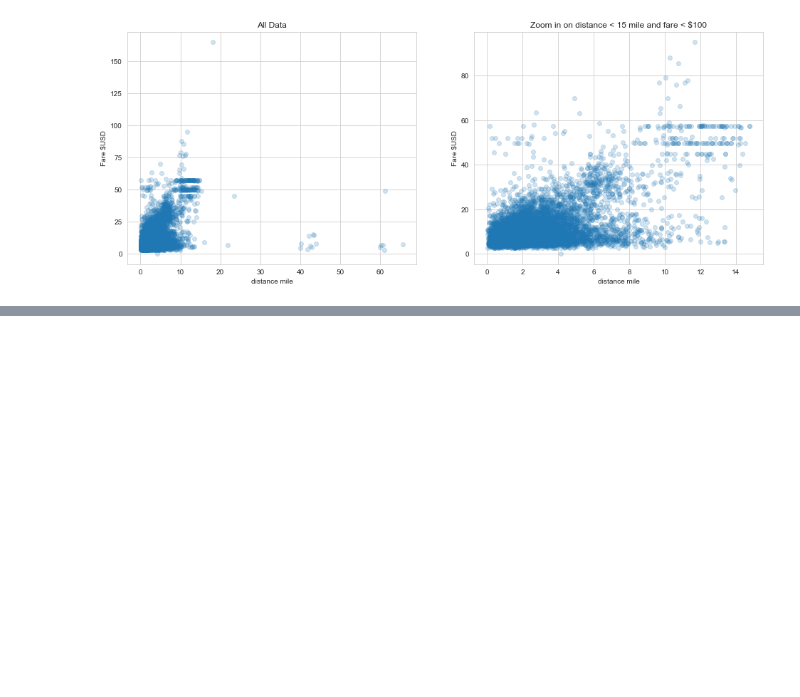
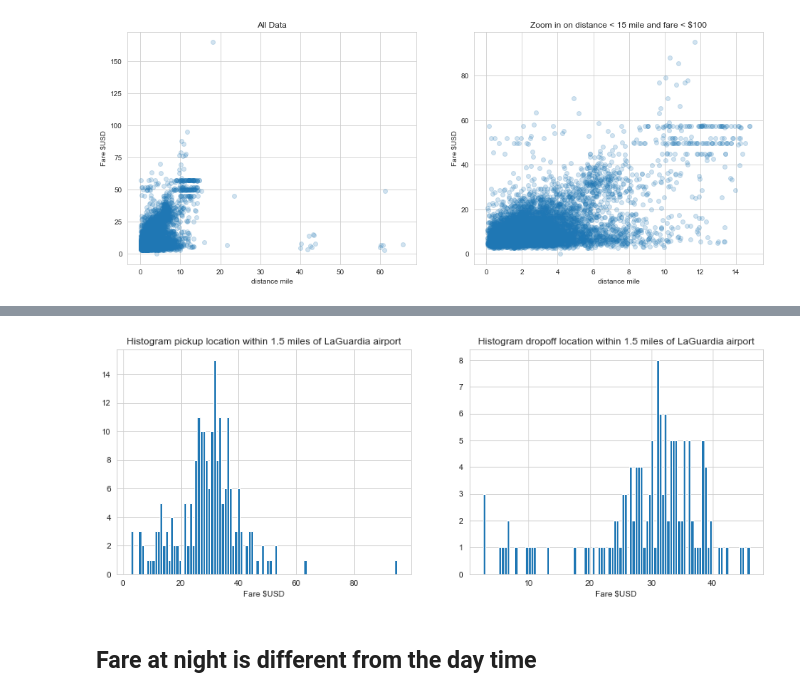
Before and after one commit to ThierrryScotto/New-York-Taxi-Fare-Prediction, a Jupyter notebook: New_York_City_Taxi_Fare_Prediction.ipynb, the cells around one changed output, grey strips where cells are left out. Drawn from its saved outputs; the diff is of its cells as text; code cells hidden in the pictures; blank space fills up the shorter version.

```diff
--- a/New_York_City_Taxi_Fare_Prediction.ipynb
+++ b/New_York_City_Taxi_Fare_Prediction.ipynb
@@ -381,0 +425,6 @@ Text(0.5, 1.0, 'Zoom in on distance < 15 mile and fare < $100')
+# %%
+plot_location_fare(lgr, 'LaGuardia airport')
+# %% [output]
+[figure, added]
+# %% [markdown]
+## Fare at night is different from the day time
```
Also changed, not shown: parts of 27 cells of this notebook.
